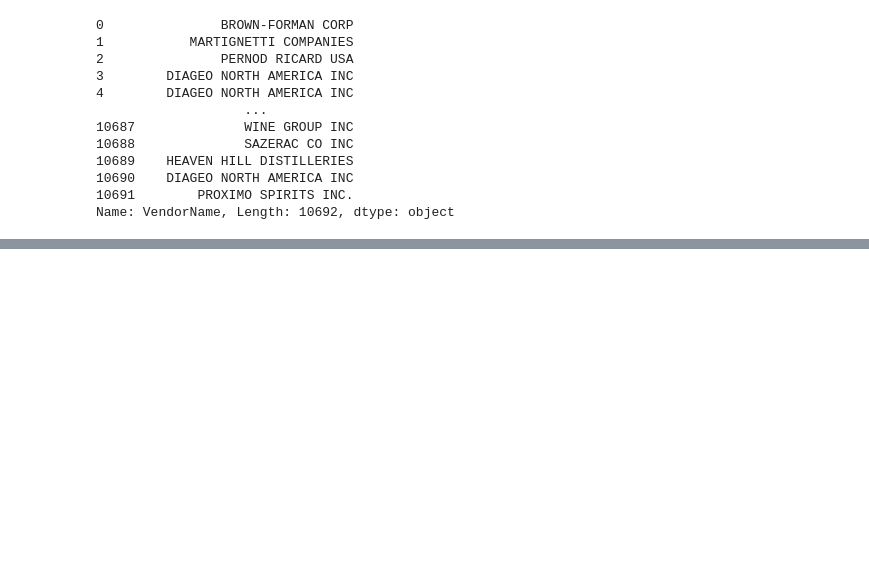
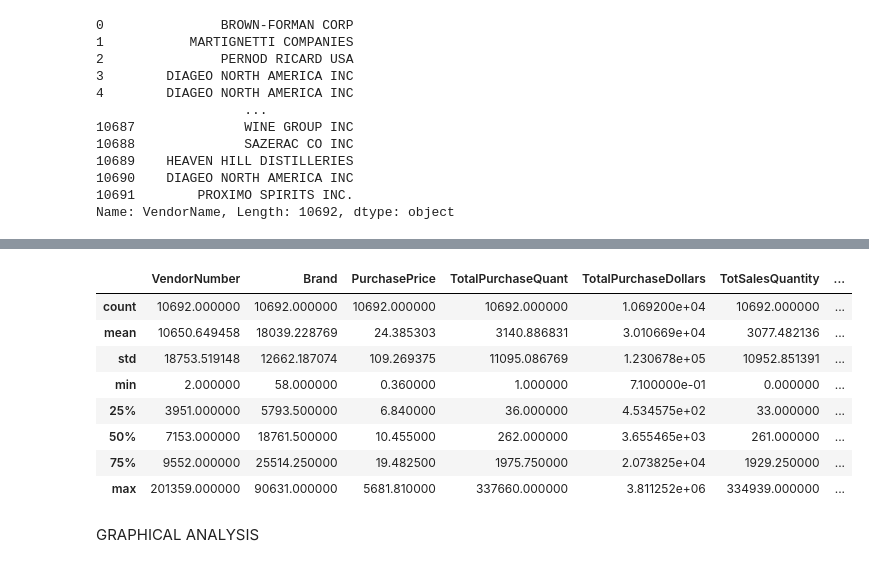
Before and after one commit to LuffyXoro/MERCHANT-Data-Analytics, a Jupyter notebook: EDA.ipynb, the cells around one changed output, grey strips where cells are left out. Saved outputs shown, nothing was run; the diff lists cells and outputs as text; code cells hidden in the pictures; blank space fills up the shorter version.

Commit message:
summary

```diff
--- a/EDA.ipynb
+++ b/EDA.ipynb
@@ -327,6 +327,10 @@ vendor_sales_summary['VendorName'].str.strip()
 Name: VendorName, Length: 10692, dtype: object
 # %%
 cursor=conn.cursor()
+# %%
+vendor_sales_summary['GrossProfit']=vendor_sales_summary['TotSalesDollars']-vendor_sales_summary['TotalPurchaseDollars']
+
+vendor_sales_summary['ProfitMargin']=vendor_sales_summary['GrossProfit']/vendor_sales_summary['TotSalesDollars']
 # %%
 cursor.execute("""CREATE TABLE vendor_sales_summary(
                VendorNumber INT,
@@ -351,0 +380,14 @@ cursor.execute("""CREATE TABLE vendor_sales_summary(
+# %%
+vendor_sales_summary.describe()
+# %% [output]
+|  | VendorNumber | Brand | PurchasePrice | TotalPurchaseQuant | TotalPurchaseDollars | TotSalesQuantity | ... |
+| count | 10692.000000 | 10692.000000 | 10692.000000 | 10692.000000 | 1.069200e+04 | 10692.000000 | ... |
+| mean | 10650.649458 | 18039.228769 | 24.385303 | 3140.886831 | 3.010669e+04 | 3077.482136 | ... |
+| std | 18753.519148 | 12662.187074 | 109.269375 | 11095.086769 | 1.230678e+05 | 10952.851391 | ... |
+| min | 2.000000 | 58.000000 | 0.360000 | 1.000000 | 7.100000e-01 | 0.000000 | ... |
+| 25% | 3951.000000 | 5793.500000 | 6.840000 | 36.000000 | 4.534575e+02 | 33.000000 | ... |
+| 50% | 7153.000000 | 18761.500000 | 10.455000 | 262.000000 | 3.655465e+03 | 261.000000 | ... |
+| 75% | 9552.000000 | 25514.250000 | 19.482500 | 1975.750000 | 2.073825e+04 | 1929.250000 | ... |
+| max | 201359.000000 | 90631.000000 | 5681.810000 | 337660.000000 | 3.811252e+06 | 334939.000000 | ... |
+# %% [markdown]
+GRAPHICAL ANALYSIS
```
Also changed, not shown: parts of 4 cells of this notebook.
